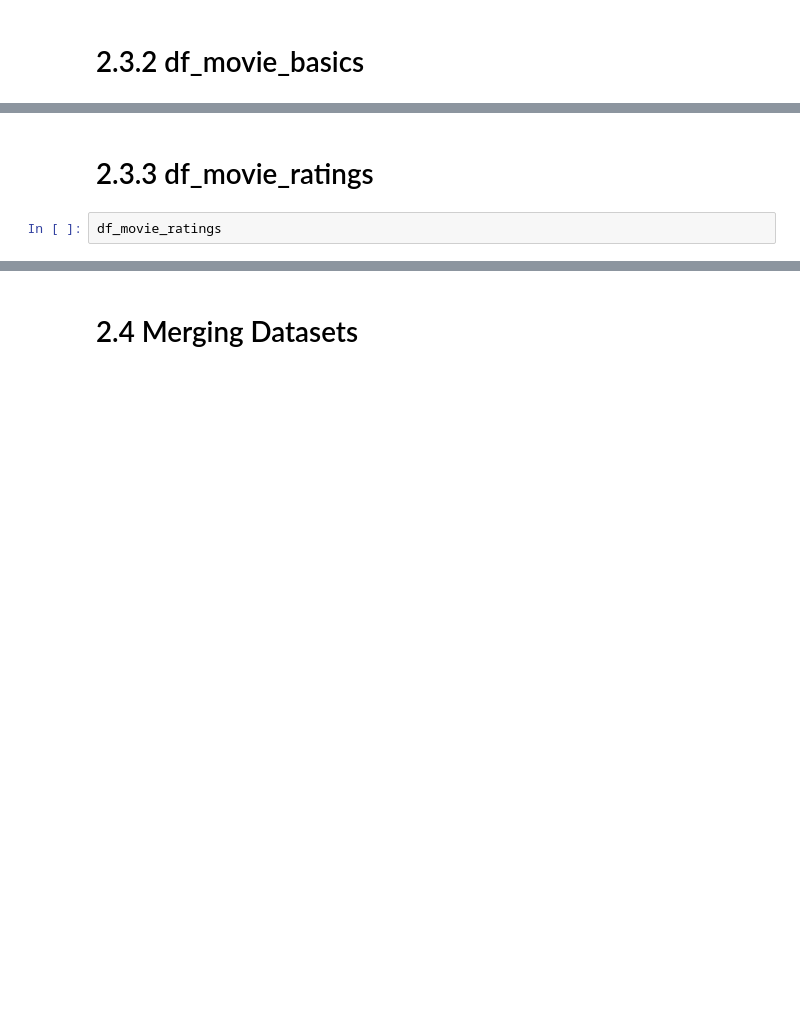
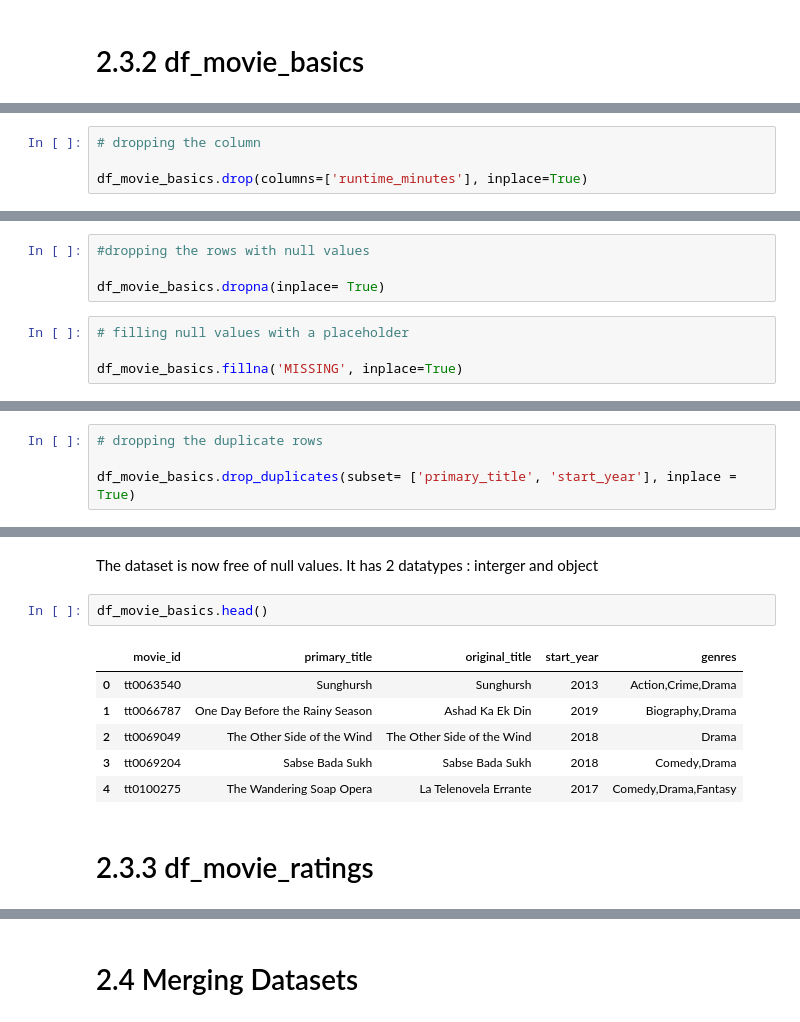
Before and after one commit to BrianKip035/dsc-phase-1-project-v2-4, a Jupyter notebook: student.ipynb, the cells around one changed output, grey strips where cells are left out. Cells and saved outputs as stored; diff of their text form; blank space fills up the shorter version.

```diff
--- a/student.ipynb
+++ b/student.ipynb
@@ -696,0 +784,4 @@ df_movie_basics.shape
+# %%
+# dropping the column
+
+df_movie_basics.drop(columns=['runtime_minutes'], inplace=True)
@@ -696,0 +800,8 @@ df_movie_basics.shape
+# %%
+#dropping the rows with null values
+
+df_movie_basics.dropna(inplace= True)
+# %%
+# filling null values with a placeholder
+
+df_movie_basics.fillna('MISSING', inplace=True)
@@ -696,0 +816,4 @@ df_movie_basics.shape
+# %%
+# dropping the duplicate rows
+
+df_movie_basics.drop_duplicates(subset= ['primary_title', 'start_year'], inplace = True)
@@ -697,4 +848,13 @@ df_movie_basics.shape
+# %% [markdown]
+The dataset is now free of null values. It has 2 datatypes : interger and object
+# %%
+df_movie_basics.head()
+# %% [output]
+|  | movie_id | primary_title | original_title | start_year | genres |
+| 0 | tt0063540 | Sunghursh | Sunghursh | 2013 | Action,Crime,Drama |
+| 1 | tt0066787 | One Day Before the Rainy Season | Ashad Ka Ek Din | 2019 | Biography,Drama |
+| 2 | tt0069049 | The Other Side of the Wind | The Other Side of the Wind | 2018 | Drama |
+| 3 | tt0069204 | Sabse Bada Sukh | Sabse Bada Sukh | 2018 | Comedy,Drama |
+| 4 | tt0100275 | The Wandering Soap Opera | La Telenovela Errante | 2017 | Comedy,Drama,Fantasy |
 # %% [markdown]
 # 2.3.3 df_movie_ratings
-# %%
-df_movie_ratings
```
Also changed, not shown: parts of 51 cells of this notebook.
